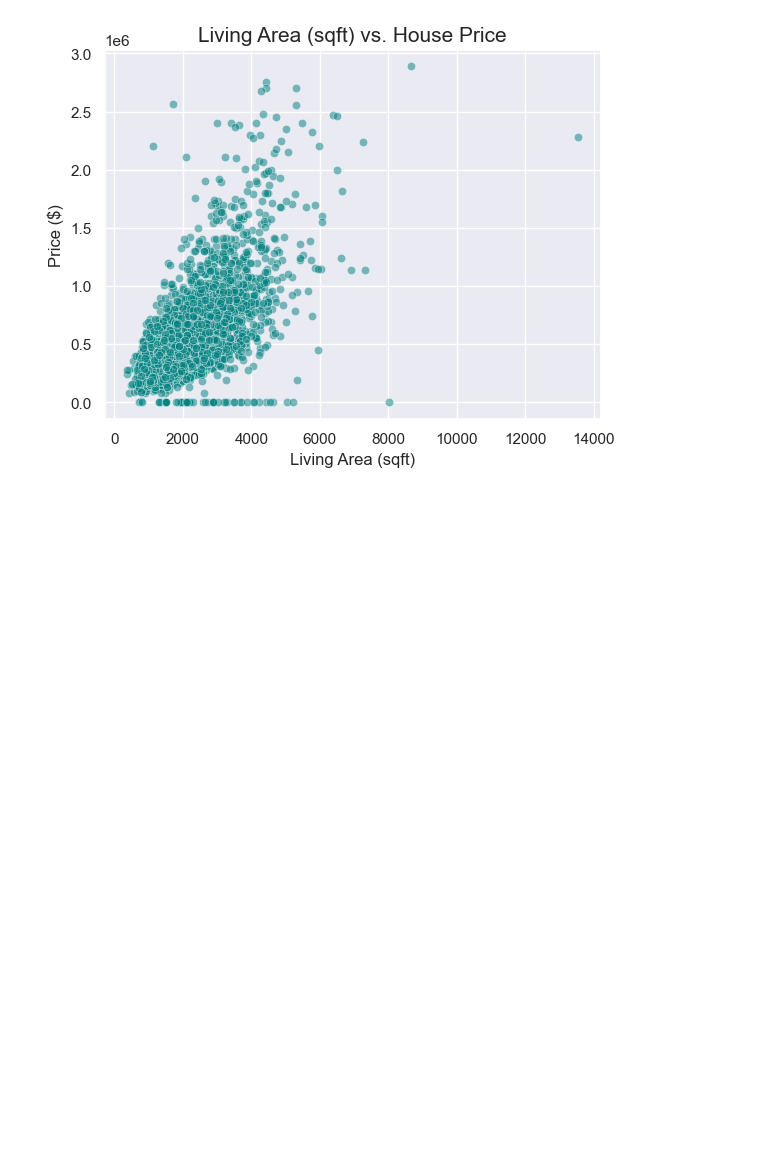
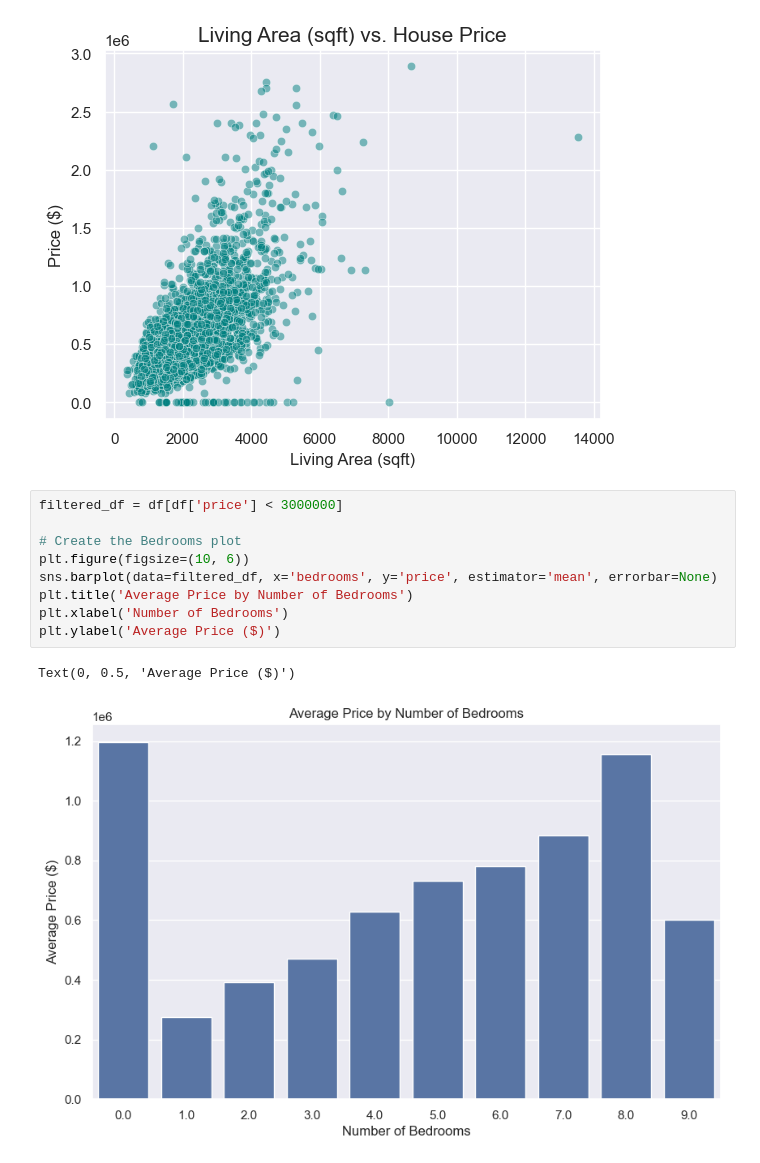
Before and after one commit to Ar3enn/Machine-Learning-Labs, a Jupyter notebook: Lab-3/Lab3.ipynb, the cells around one changed output. Saved outputs shown, nothing was run; the diff lists cells and outputs as text; blank space fills up the shorter version.

```diff
--- a/Lab-3/Lab3.ipynb
+++ b/Lab-3/Lab3.ipynb
@@ -142,3 +142,15 @@ plt.ylabel('Price ($)', fontsize=12)
 # %% [output]
 Text(0, 0.5, 'Price ($)')
 [figure]
+# %%
+filtered_df = df[df['price'] < 3000000]
+
+# Create the Bedrooms plot
+plt.figure(figsize=(10, 6))
+sns.barplot(data=filtered_df, x='bedrooms', y='price', estimator='mean', errorbar=None)
+plt.title('Average Price by Number of Bedrooms')
+plt.xlabel('Number of Bedrooms')
+plt.ylabel('Average Price ($)')
+# %% [output]
+Text(0, 0.5, 'Average Price ($)')
+[figure, added]
```
Also changed, not shown: parts of 3 cells of this notebook, 2 other files.
